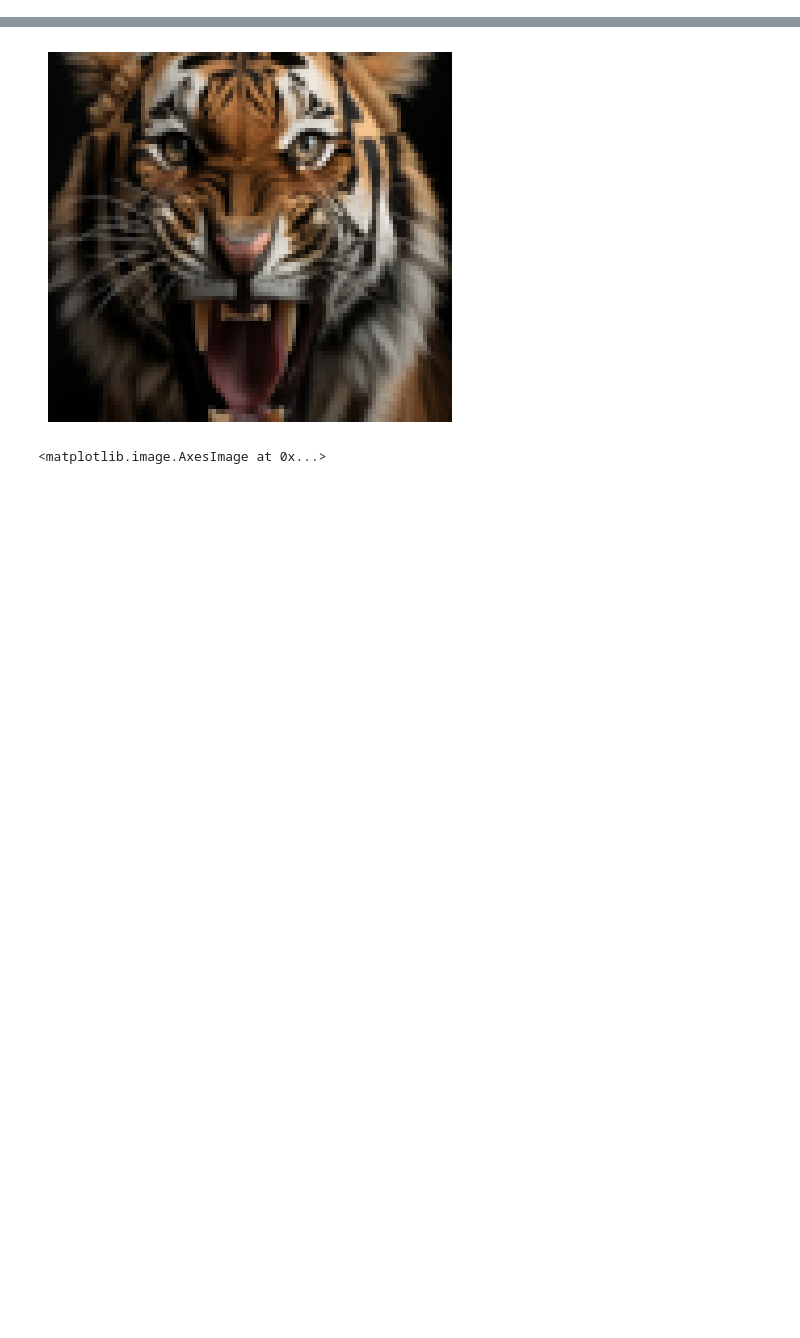
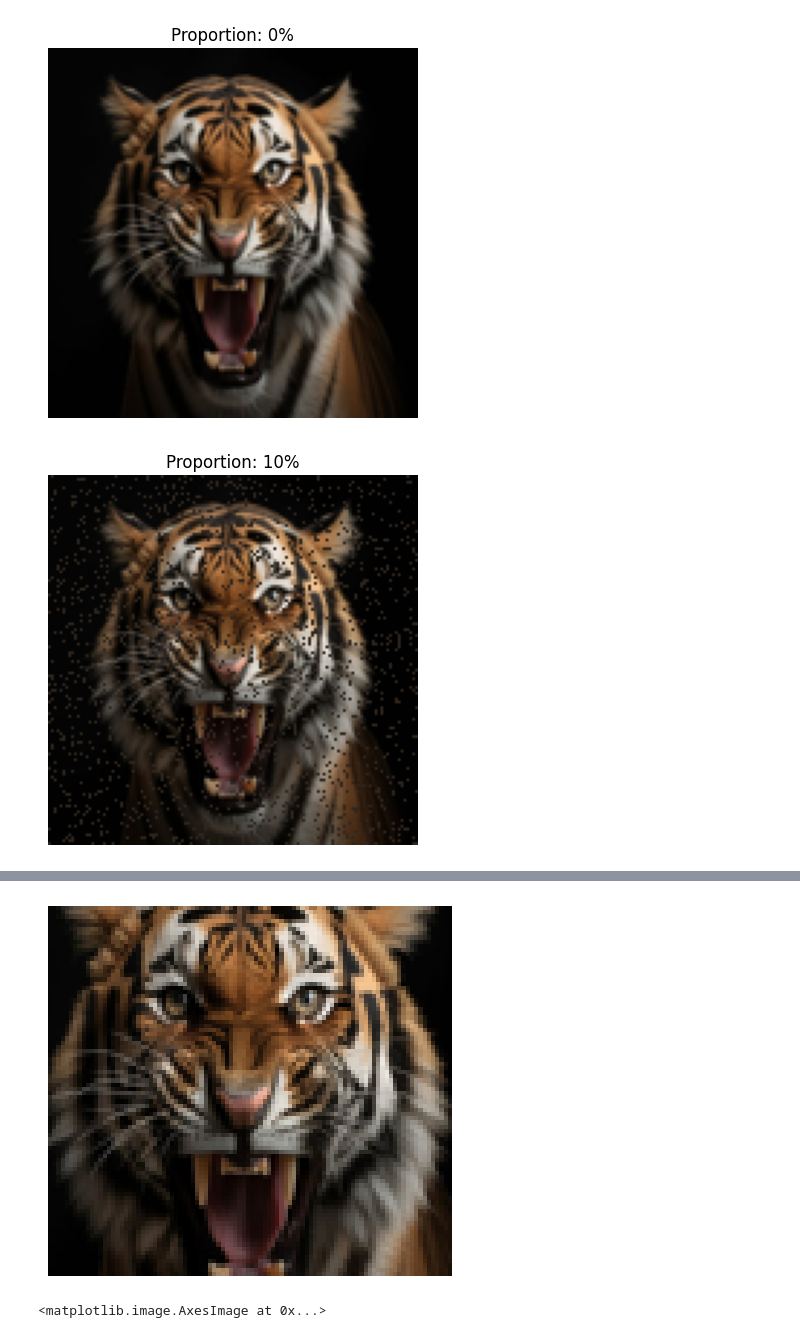
Before and after one commit to sam-laing/xai_seminar, a Jupyter notebook: pixels.ipynb, the cells around one changed output, grey strips where cells are left out. Cells and saved outputs as stored; diff of their text form; code cells hidden in the pictures; blank space fills up the shorter version.

```diff
--- a/pixels.ipynb
+++ b/pixels.ipynb
@@ -47,0 +65,45 @@ img_array_bulk.shape
+# %%
+import numpy as np
+import matplotlib.pyplot as plt
+from scipy.ndimage import gaussian_filter
+
+# Calculate the mean of each channel in the image
+mean_values = img_array.mean(axis=(0, 1))
+
+# Define the proportions
+proportions = [0, 0.1, 0.3, 0.5, 0.7, 0.9]
+
+# Generate a probability map
+w, h, c = img_array.shape
+prob_map = np.zeros((w, h))
+prob_map[w//2, h//2] = 1
+prob_map = gaussian_filter(prob_map, sigma=min(w, h)//2)
+prob_map = prob_map / prob_map.sum()
+
+# Generate a sequence of random indices with higher probability for the center
+random_indices = np.random.choice(w*h, size=w*h, replace=False, p=prob_map.ravel())
+
+# Loop over the proportions
+for proportion in proportions:
+    # Make a copy of the image array
+    img_array_cpy = img_array.copy()
+
+    # Calculate the number of pixels to replace
+    num_pixels_to_replace = int(proportion * w * h)
+
+    # Select pixels to replace
+    pixels_to_replace = np.unravel_index(random_indices[:num_pixels_to_replace], (w, h))
+
+    # Replace the selected pixels with the mean
+    img_array_cpy[pixels_to_replace] = mean_values
+
+    # Plot the modified image
+    plt.figure()
+    plt.imshow(img_array_cpy)
+    plt.title(f'Proportion: {int(100*proportion)}%')
+    plt.axis('off')
+    #plt.savefig(file_path + f'tiger{proportion}.png')
+    plt.show()
+# %% [output]
+[figure, added]
+[figure, added]
```
Also changed, not shown: parts of 12 cells of this notebook, 18 other files.
